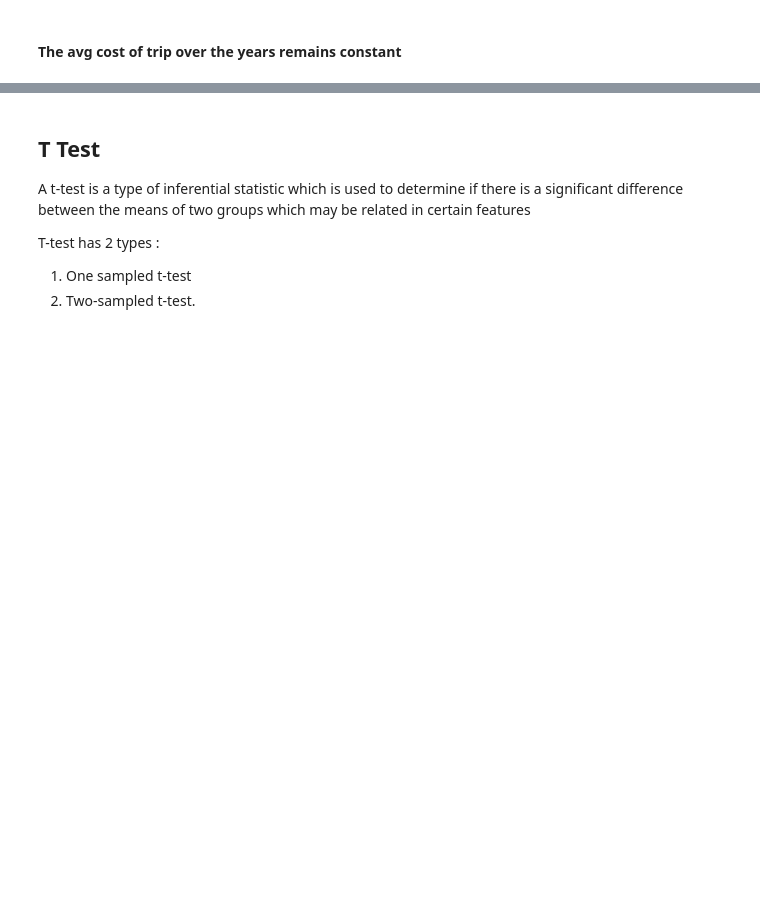
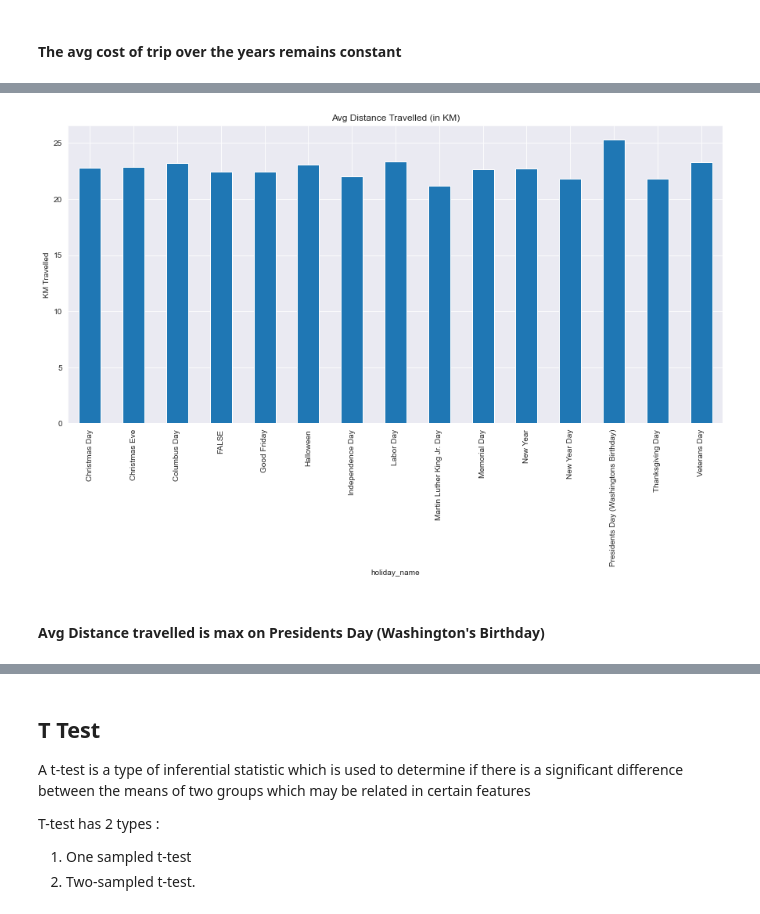
Before and after one commit to swapnilvishwakarma/Insight-for-Cab-Investment-firm, a Jupyter notebook: Final Insights.ipynb, the cells around one changed output, grey strips where cells are left out. Saved outputs shown, nothing was run; the diff lists cells and outputs as text; code cells hidden in the pictures; blank space fills up the shorter version.

```diff
--- a/Final Insights.ipynb
+++ b/Final Insights.ipynb
@@ -576,0 +655,6 @@ plt.show()
+# %%
+df.groupby('holiday_name')['KM Travelled'].median().plot(kind='bar', figsize=(15,7), ylabel='KM Travelled', title='Avg Distance Travelled (in KM)');
+# %% [output]
+[figure, added]
+# %% [markdown]
+#### Avg Distance travelled is max on Presidents Day (Washington's Birthday)
```
Also changed, not shown: parts of 90 cells of this notebook, 3 other files.
